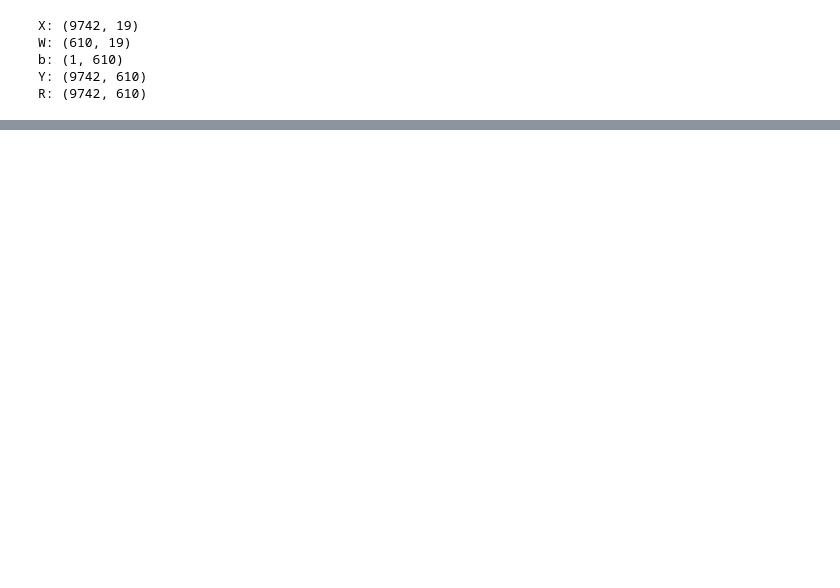
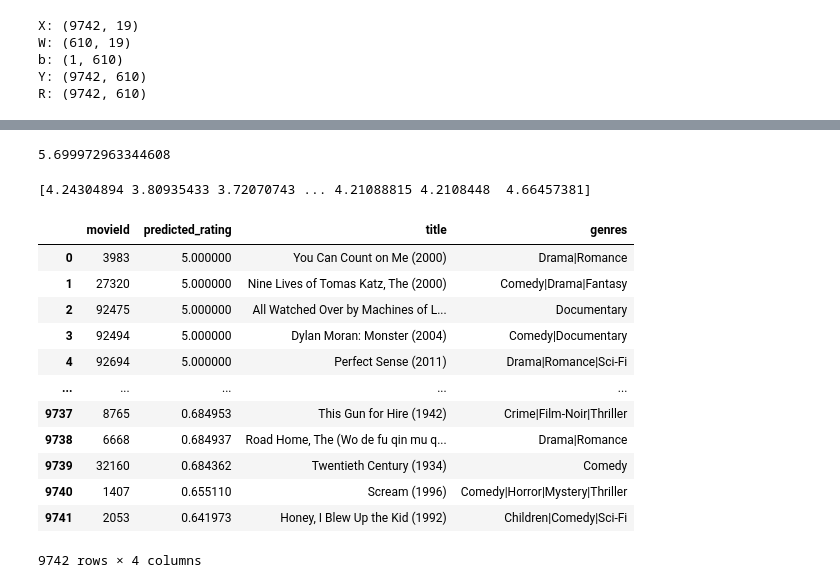
Before and after one commit to ImmorTaLRioTZ/Collaborative_Filtering, a Jupyter notebook: Recommender2.0.ipynb, the cells around one changed output, grey strips where cells are left out. Drawn from its saved outputs; the diff is of its cells as text; code cells hidden in the pictures; blank space fills up the shorter version.

```diff
--- a/Recommender2.0.ipynb
+++ b/Recommender2.0.ipynb
@@ -21,9 +21,9 @@ def cofi_cost_func_v(X, W, b, Y, R, lambda_):
     J = 0.5 * tf.reduce_sum(j**2) + (lambda_/2) * (tf.reduce_sum(X**2) + tf.reduce_sum(W**2))
     return J
 # %%
-movies = pd.read_csv(r'D:\Reinforcement_Learning\ml-latest-small\movies.csv')
-ratings = pd.read_csv(r'D:\Reinforcement_Learning\ml-latest-small\ratings.csv')
-rates = pd.read_csv(r'D:\Reinforcement_Learning\ml-latest-small\ratings_filled_25_percent.csv')
+movies = pd.read_csv(r'movies.csv')
+ratings = pd.read_csv(r'ratings.csv')
+rates = pd.read_csv(r'rates.csv')
 # %%
 nu = len(ratings['userId'].unique())#number of unique users
 nm = len(movies['movieId'].unique())#number of unique movies
@@ -126,3 +141,9 @@ Training loss at iteration 1480:23419.5077
+# %%
+P = np.matmul(X.numpy(), np.transpose(W.numpy())) + b.numpy()
+P_new = P + mean_ratings  # Adding the mean ratings back to the predictions
+P_new[0][np.argmax(P_new[0])]
+# %% [output]
+5.699972963344608
 # %%
 predictions = np.matmul(X.numpy(), np.transpose(W.numpy())) + b.numpy()
 predictions = predictions + mean_ratings  # Adding the mean ratings back to the predictions
@@ -129,6 +151,10 @@ predictions = predictions + mean_ratings  # Adding the mean ratings back to the
 my_predictions = predictions[:, 0] #Assuming the first user is the one we want to recommend movies for
 my_predictions = pd.Series(my_predictions, index=genres_df['movieId'])
 my_predictions = my_predictions.sort_values(ascending=False)
+# %%
+print(predictions[:, 0])
+# %% [output]
+[4.24304894 3.80935433 3.72070743 ... 4.21088815 4.2108448  4.66457381]
 # %%
 pred_df = pd.DataFrame({
     'movieId': my_predictions.index,
@@ -136,3 +162,19 @@ pred_df = pd.DataFrame({
 })
 
 pred_df = pd.merge(pred_df, movies[['movieId', 'title', 'genres']], on='movieId', how='left')
+# %%
+pred_df
+# %% [output]
+|  | movieId | predicted_rating | title | genres |
+| 0 | 3983 | 5.000000 | You Can Count on Me (2000) | Drama|Romance |
+| 1 | 27320 | 5.000000 | Nine Lives of Tomas Katz, The (2000) | Comedy|Drama|Fantasy |
+| 2 | 92475 | 5.000000 | All Watched Over by Machines of L... | Documentary |
+| 3 | 92494 | 5.000000 | Dylan Moran: Monster (2004) | Comedy|Documentary |
+| 4 | 92694 | 5.000000 | Perfect Sense (2011) | Drama|Romance|Sci-Fi |
+| ... | ... | ... | ... | ... |
+| 9737 | 8765 | 0.684953 | This Gun for Hire (1942) | Crime|Film-Noir|Thriller |
+| 9738 | 6668 | 0.684937 | Road Home, The (Wo de fu qin mu q... | Drama|Romance |
+| 9739 | 32160 | 0.684362 | Twentieth Century (1934) | Comedy |
+| 9740 | 1407 | 0.655110 | Scream (1996) | Comedy|Horror|Mystery|Thriller |
+| 9741 | 2053 | 0.641973 | Honey, I Blew Up the Kid (1992) | Children|Comedy|Sci-Fi |
+9742 rows × 4 columns
```
Also changed, not shown: parts of 16 cells of this notebook.
